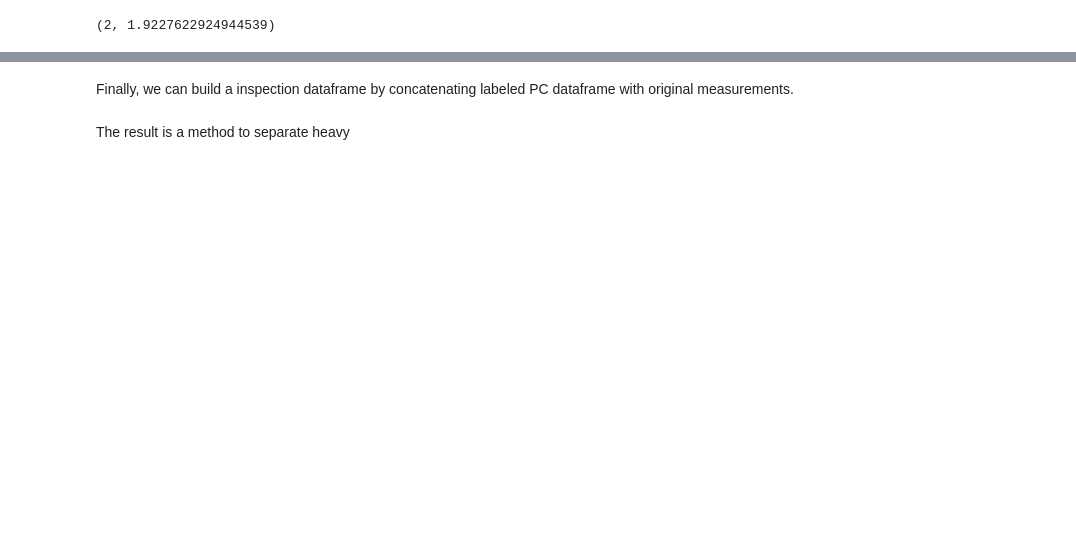
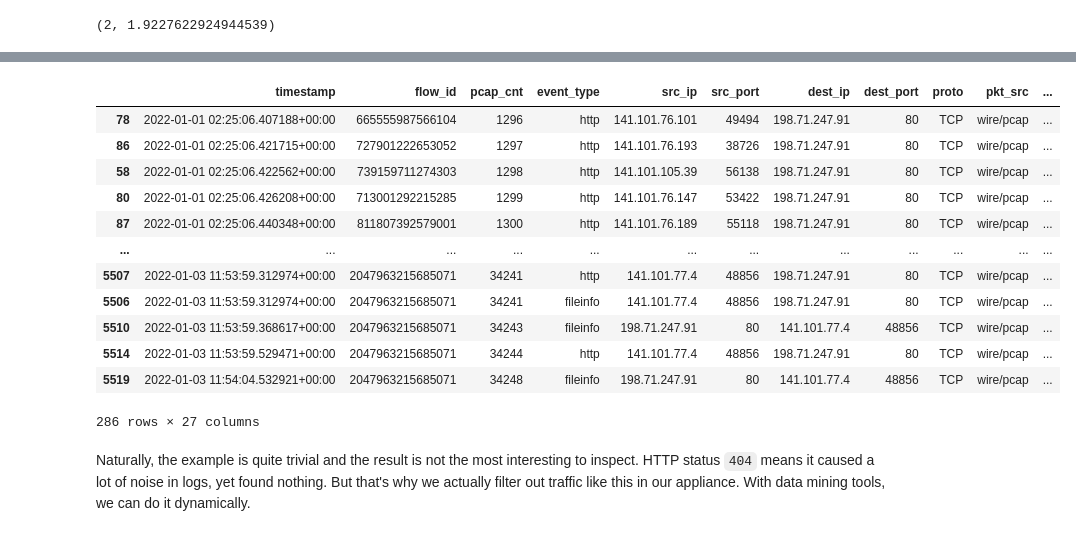
Before and after one commit to markuskont/suricata-analytics-1, a Jupyter notebook: jupyter/Notebooks/JupyterPlaybooksForSuricata.ipynb, the cells around one changed output, grey strips where cells are left out. Cells and saved outputs as stored; diff of their text form; code cells hidden in the pictures; blank space fills up the shorter version.

```diff
--- a/jupyter/Notebooks/JupyterPlaybooksForSuricata.ipynb
+++ b/jupyter/Notebooks/JupyterPlaybooksForSuricata.ipynb
@@ -1550,2 +1569,0 @@ PRINCIPAL_DATAFRAME.groupby("cluster").agg({"cluster": "count"})
-# %% [markdown]
-Finally, we can build a inspection dataframe by concatenating labeled PC dataframe with original measurements.
@@ -1563,2 +1570,23 @@ DF_PCA_COMBINED = pd.concat([PRINCIPAL_DATAFRAME, DF_AGG_UA_EXTENDED], axis=1)
-# %% [markdown]
-The result is a method to separate heavy
+# %%
+(
+    DF
+    .loc[DF["http.http_user_agent"] == "Python/3.8 aiohttp/3.8.1"]
+    .sort_values(by=["timestamp"])
+    .dropna(how="all", axis=1)
+)
+# %% [output]
+|  | timestamp | flow_id | pcap_cnt | event_type | src_ip | src_port | dest_ip | dest_port | proto | pkt_src | ... |
+| 78 | 2022-01-01 02:25:06.407188+00:00 | 665555987566104 | 1296 | http | 141.101.76.101 | 49494 | 198.71.247.91 | 80 | TCP | wire/pcap | ... |
+| 86 | 2022-01-01 02:25:06.421715+00:00 | 727901222653052 | 1297 | http | 141.101.76.193 | 38726 | 198.71.247.91 | 80 | TCP | wire/pcap | ... |
+| 58 | 2022-01-01 02:25:06.422562+00:00 | 739159711274303 | 1298 | http | 141.101.105.39 | 56138 | 198.71.247.91 | 80 | TCP | wire/pcap | ... |
+| 80 | 2022-01-01 02:25:06.426208+00:00 | 713001292215285 | 1299 | http | 141.101.76.147 | 53422 | 198.71.247.91 | 80 | TCP | wire/pcap | ... |
+| 87 | 2022-01-01 02:25:06.440348+00:00 | 811807392579001 | 1300 | http | 141.101.76.189 | 55118 | 198.71.247.91 | 80 | TCP | wire/pcap | ... |
+| ... | ... | ... | ... | ... | ... | ... | ... | ... | ... | ... | ... |
+| 5507 | 2022-01-03 11:53:59.312974+00:00 | 2047963215685071 | 34241 | http | 141.101.77.4 | 48856 | 198.71.247.91 | 80 | TCP | wire/pcap | ... |
+| 5506 | 2022-01-03 11:53:59.312974+00:00 | 2047963215685071 | 34241 | fileinfo | 141.101.77.4 | 48856 | 198.71.247.91 | 80 | TCP | wire/pcap | ... |
+| 5510 | 2022-01-03 11:53:59.368617+00:00 | 2047963215685071 | 34243 | fileinfo | 198.71.247.91 | 80 | 141.101.77.4 | 48856 | TCP | wire/pcap | ... |
+| 5514 | 2022-01-03 11:53:59.529471+00:00 | 2047963215685071 | 34244 | http | 141.101.77.4 | 48856 | 198.71.247.91 | 80 | TCP | wire/pcap | ... |
+| 5519 | 2022-01-03 11:54:04.532921+00:00 | 2047963215685071 | 34248 | fileinfo | 198.71.247.91 | 80 | 141.101.77.4 | 48856 | TCP | wire/pcap | ... |
+286 rows × 27 columns
+# %% [markdown]
+Naturally, the example is quite trivial and the result is not the most interesting to inspect. HTTP status `404` means it caused a lot of noise in logs, yet found nothing. But that's why we actually filter out traffic like this in our appliance. With data mining tools, we can do it dynamically.
```
Also changed, not shown: parts of 33 cells of this notebook.
